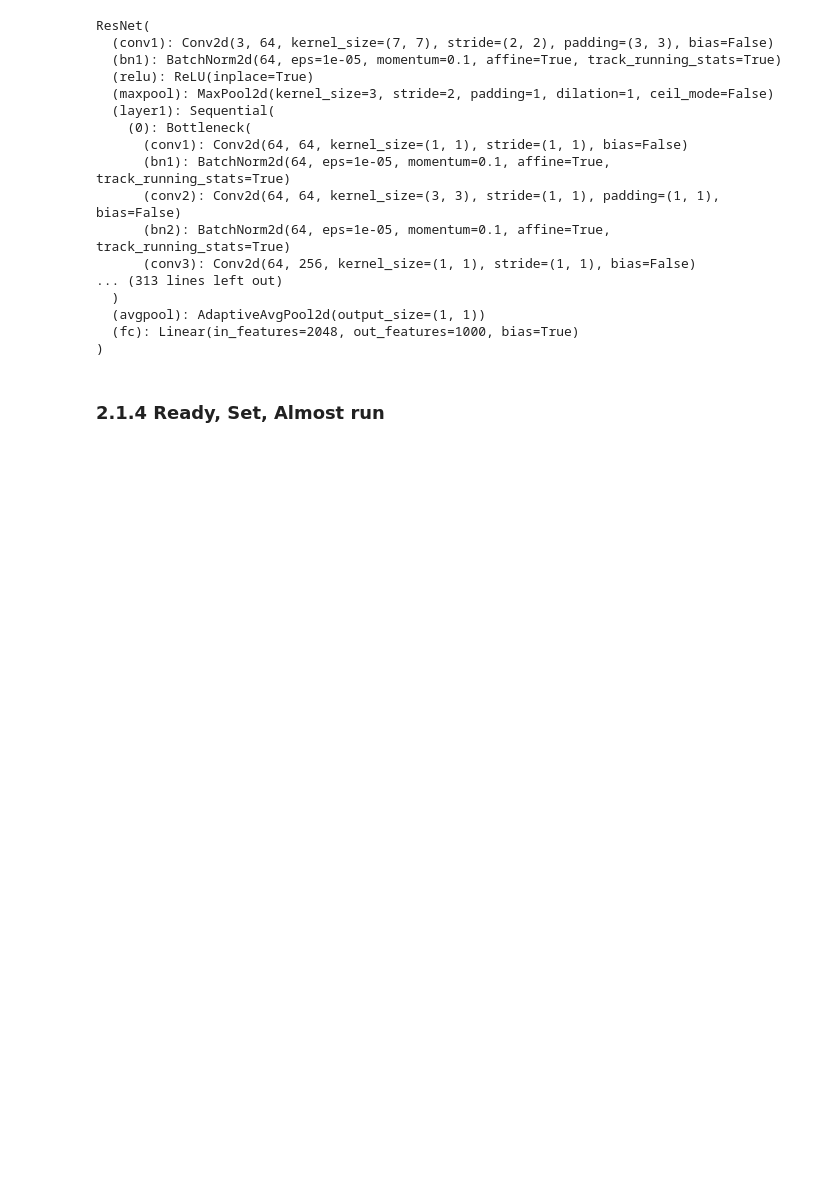
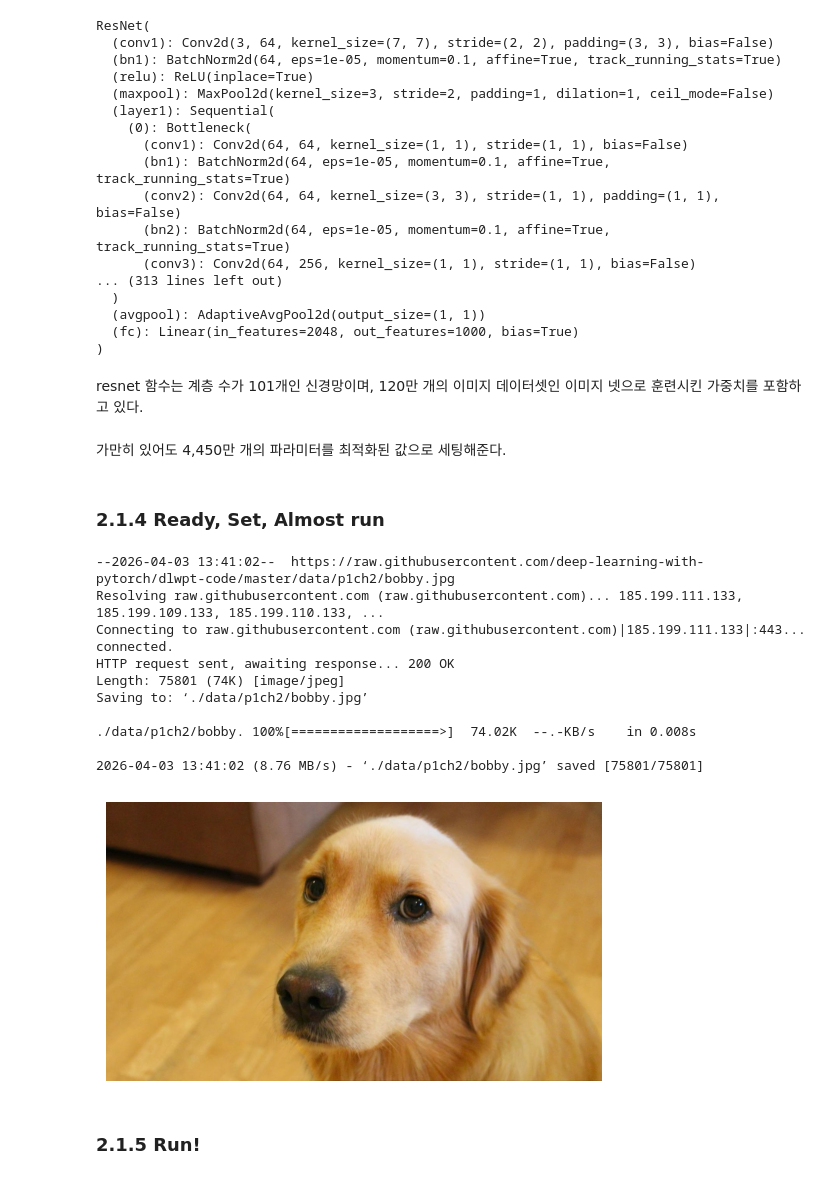
Before and after one commit to wlgns222/ROKA, a Jupyter notebook: ai-study/deep-learning-with-pytorch/part1_2.ipynb, the cells around one changed output. Cells and saved outputs as stored; diff of their text form; code cells hidden in the pictures; blank space fills up the shorter version.

```diff
--- a/ai-study/deep-learning-with-pytorch/part1_2.ipynb
+++ b/ai-study/deep-learning-with-pytorch/part1_2.ipynb
@@ -42,6 +56,10 @@ ResNet(
   (avgpool): AdaptiveAvgPool2d(output_size=(1, 1))
   (fc): Linear(in_features=2048, out_features=1000, bias=True)
 )
+# %% [markdown]
+resnet 함수는 계층 수가 101개인 신경망이며, 120만 개의 이미지 데이터셋인 이미지 넷으로 훈련시킨 가중치를 포함하고 있다.
+# %% [markdown]
+가만히 있어도 4,450만 개의 파라미터를 최적화된 값으로 세팅해준다.
 # %% [markdown]
 ### 2.1.4 Ready, Set, Almost run
 # %%
@@ -55,3 +73,28 @@ preprocess = transforms.Compose([
         std = [0.229, 0.224, 0.225]
     )
 ])
+# %%
+import os
+from PIL import Image
+import matplotlib.pyplot as plt
+
+os.makedirs('./data/p1ch2', exist_ok=True)
+!wget -O ./data/p1ch2/bobby.jpg https://raw.githubusercontent.com/deep-learning-with-pytorch/dlwpt-code/master/data/p1ch2/bobby.jpg
+
+img = Image.open("./data/p1ch2/bobby.jpg")
+
+plt.imshow(img)
+plt.axis('off')
+plt.show()
+# %% [output]
+--2026-04-03 13:41:02--  https://raw.githubusercontent.com/deep-learning-with-pytorch/dlwpt-code/master/data/p1ch2/bobby.jpg
+Resolving raw.githubusercontent.com (raw.githubusercontent.com)... 185.199.111.133, 185.199.109.133, 185.199.110.133, ...
+Connecting to raw.githubusercontent.com (raw.githubusercontent.com)|185.199.111.133|:443... connected.
+HTTP request sent, awaiting response... 200 OK
+Length: 75801 (74K) [image/jpeg]
+Saving to: ‘./data/p1ch2/bobby.jpg’
+
+./data/p1ch2/bobby. 100%[===================>]  74.02K  --.-KB/s    in 0.008s
+
+2026-04-03 13:41:02 (8.76 MB/s) - ‘./data/p1ch2/bobby.jpg’ saved [75801/75801]
+[figure, added]
@@ -57,0 +105,2 @@ preprocess = transforms.Compose([
+# %% [markdown]
+### 2.1.5 Run!
```
Also changed, not shown: parts of 10 cells of this notebook.
